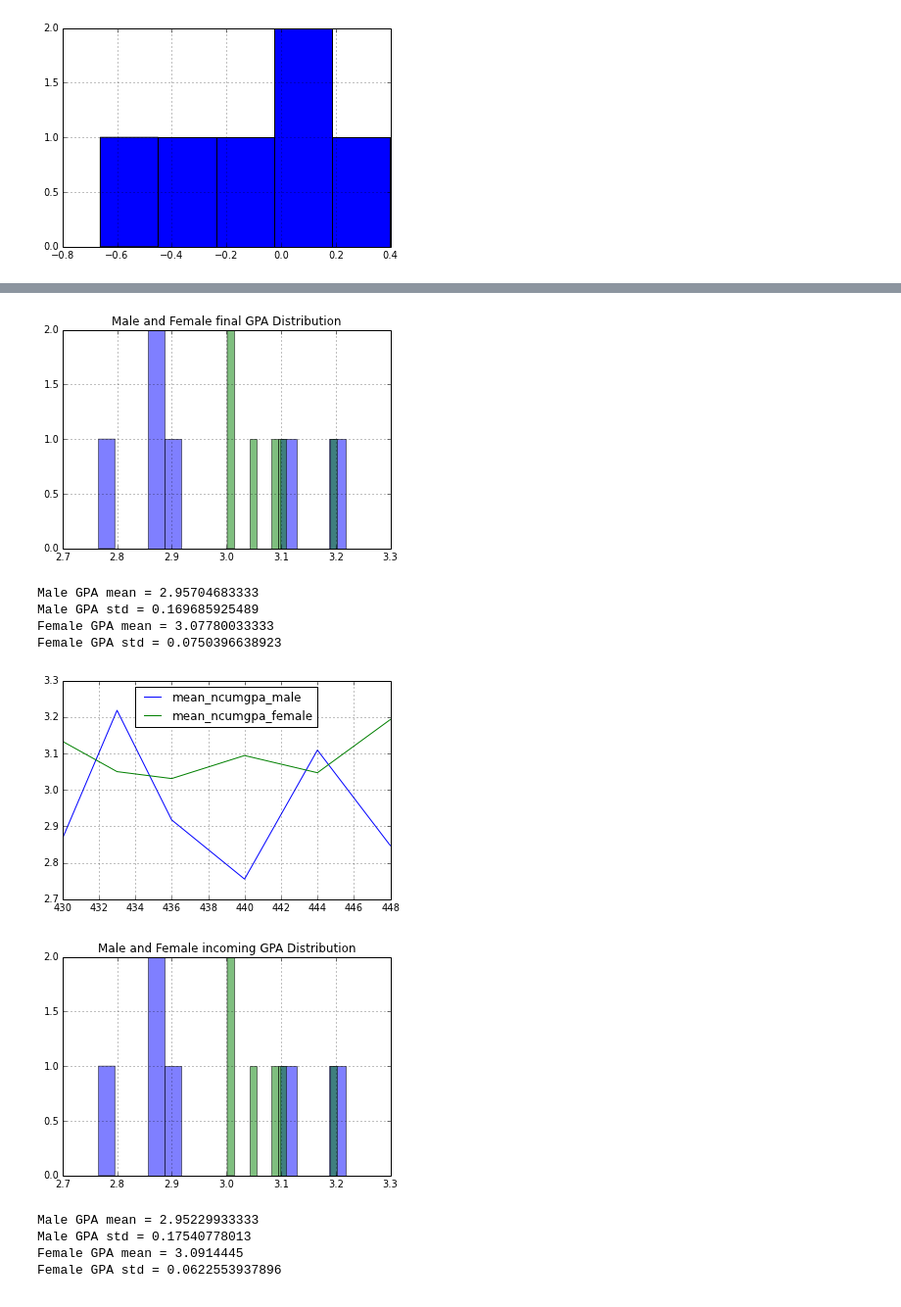
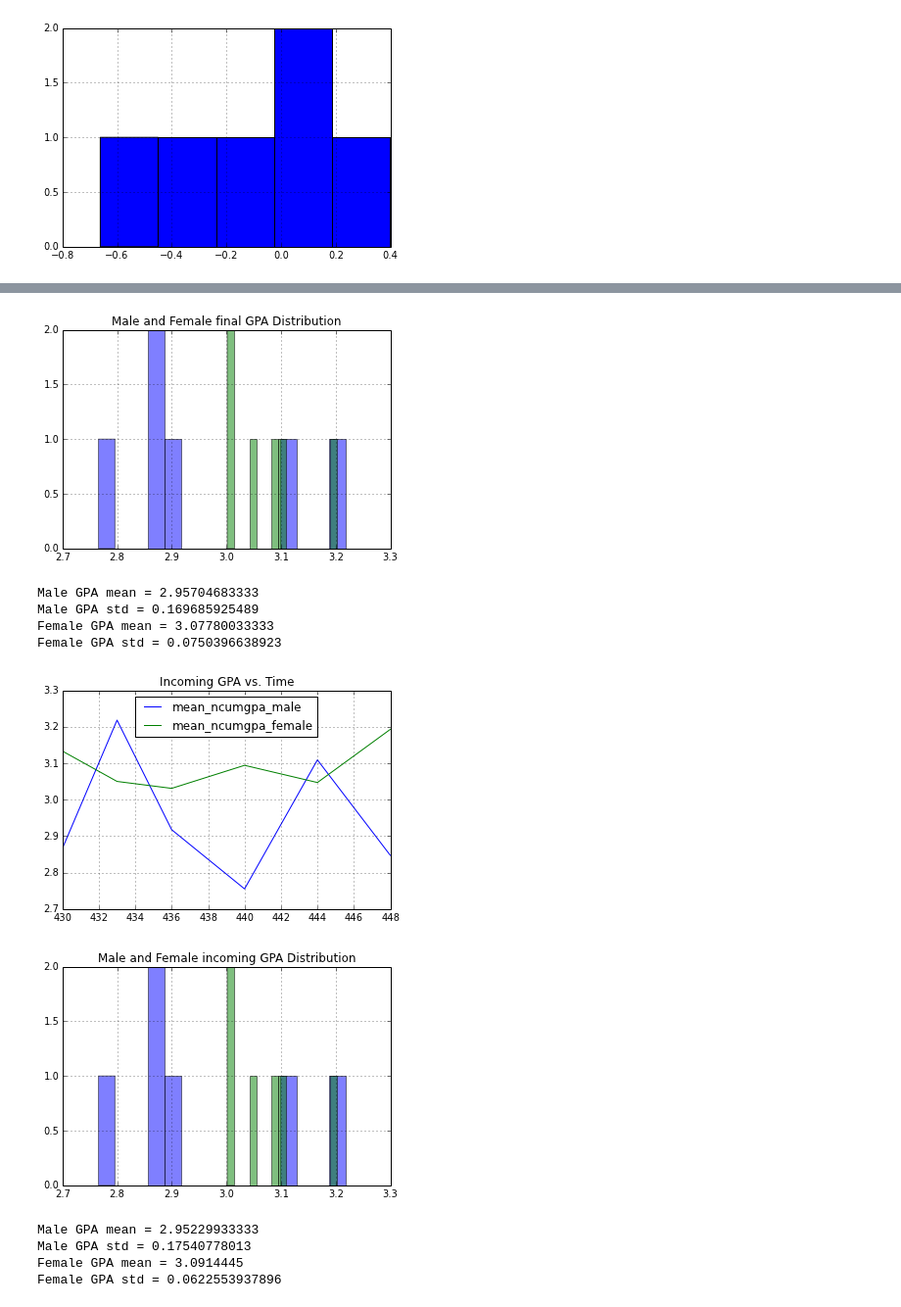
Before and after one commit to mkowshik/scaling-tribble, a Jupyter notebook: REBUILD DATA scripts/Physics/Bio 171.ipynb, the cells around one changed output, grey strips where cells are left out. Shown: that part at 98% size. Cells and saved outputs as stored; diff of their text form; code cells hidden in the pictures.

```diff
--- a/REBUILD DATA scripts/Physics/Bio 171.ipynb
+++ b/REBUILD DATA scripts/Physics/Bio 171.ipynb
@@ -397,35 +396,35 @@ print 'Male GPA std =',mgpa.std()
 print 'Female GPA mean =',fgpa.mean()
 print 'Female GPA std =',fgpa.std()
 
 
 #Incoming GPA makeup
 nGPA = Class[['mean_ncumgpa_male','mean_ncumgpa_female']]
-nGPA.plot()
+nGPA.plot(title = 'Incoming GPA vs. Time')
 plt.show()
 
 nGPA.mean()
 
 
 #GPA distribution over time
 mngpa = Class['mean_ncumgpa_male']
 fngpa = Class['mean_ncumgpa_female']
 mgpa.hist(bins=15,alpha=.5,label='Male')
 fgpa.hist(bins=15,alpha=.5,label='Male')
 plt.title('Male and Female incoming GPA Distribution')
 plt.show()
 
 print 'Male GPA mean =',mngpa.mean()
 print 'Male GPA std =',mngpa.std()
 print 'Female GPA mean =',fngpa.mean()
 print 'Female GPA std =',fngpa.std()
 # %% [output]
 [figure]
 [figure]
 Male GPA mean = 2.95704683333
 Male GPA std = 0.169685925489
 Female GPA mean = 3.07780033333
 Female GPA std = 0.0750396638923
-[figure, old version]
+[figure, new version]
 [figure]
 Male GPA mean = 2.95229933333
 Male GPA std = 0.17540778013
```
Also changed, not shown: parts of 1 cell of this notebook, 1 other file.
